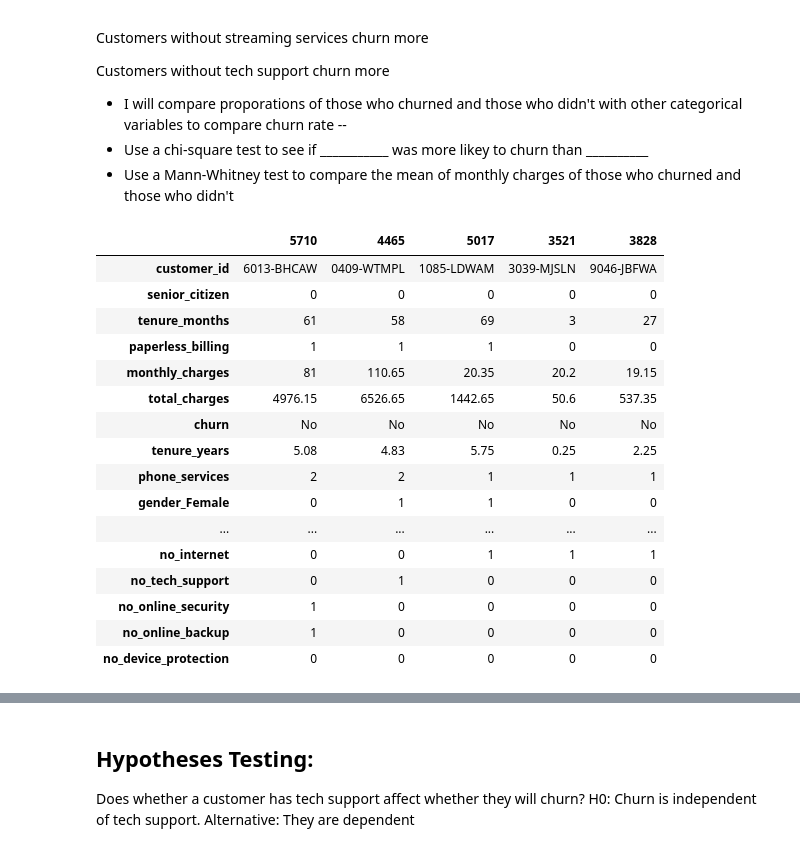
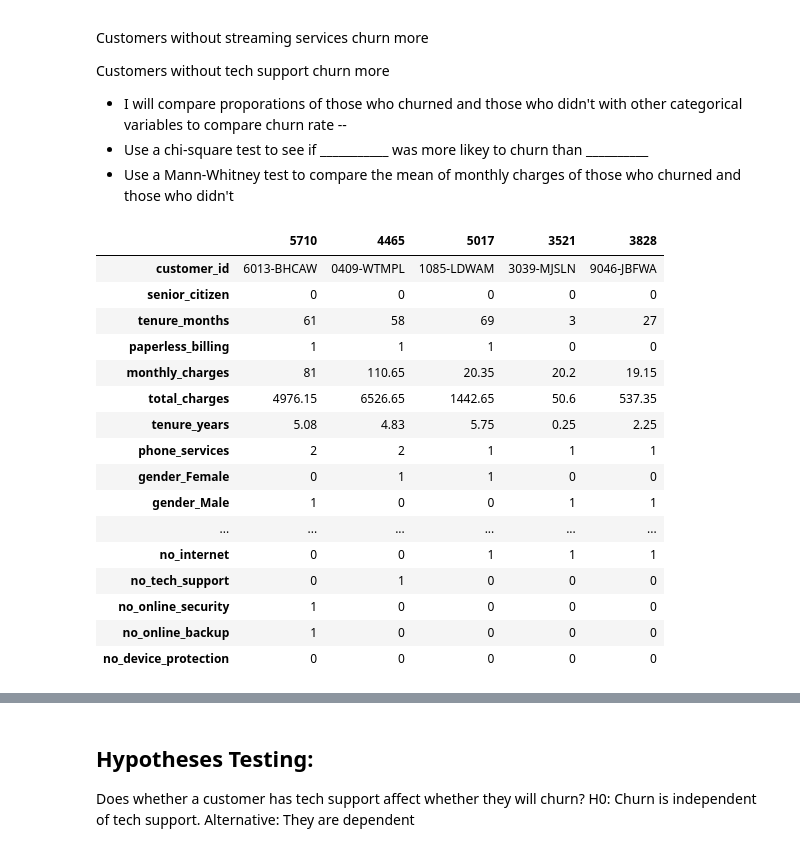
Before and after one commit to barbmarques/classification-project-telco, a Jupyter notebook: working_classification_project.ipynb, the cells around one changed output, grey strips where cells are left out. Drawn from its saved outputs; the diff is of its cells as text; code cells hidden in the pictures.

Commit message:
Final revisions to Telco Churn Prediction Project.

```diff
--- a/working_classification_project.ipynb
+++ b/working_classification_project.ipynb
@@ -249,19 +249,19 @@ Customers without tech support churn more
 
 # explore.explore_multivariate(train, target, cat_vars, quant_vars)
 # %%
-train.head().T
+train.head(5).T
 # %% [output]
 |  | 5710 | 4465 | 5017 | 3521 | 3828 |
 | customer_id | 6013-BHCAW | 0409-WTMPL | 1085-LDWAM | 3039-MJSLN | 9046-JBFWA |
 | senior_citizen | 0 | 0 | 0 | 0 | 0 |
 | tenure_months | 61 | 58 | 69 | 3 | 27 |
 | paperless_billing | 1 | 1 | 1 | 0 | 0 |
 | monthly_charges | 81 | 110.65 | 20.35 | 20.2 | 19.15 |
 | total_charges | 4976.15 | 6526.65 | 1442.65 | 50.6 | 537.35 |
-| churn | No | No | No | No | No |
 | tenure_years | 5.08 | 4.83 | 5.75 | 0.25 | 2.25 |
 | phone_services | 2 | 2 | 1 | 1 | 1 |
 | gender_Female | 0 | 1 | 1 | 0 | 0 |
+| gender_Male | 1 | 0 | 0 | 1 | 1 |
 | ... | ... | ... | ... | ... | ... |
 | no_internet | 0 | 0 | 1 | 1 | 1 |
 | no_tech_support | 0 | 1 | 0 | 0 | 0 |
```
Also changed, not shown: parts of 33 cells of this notebook, 3 other files.
